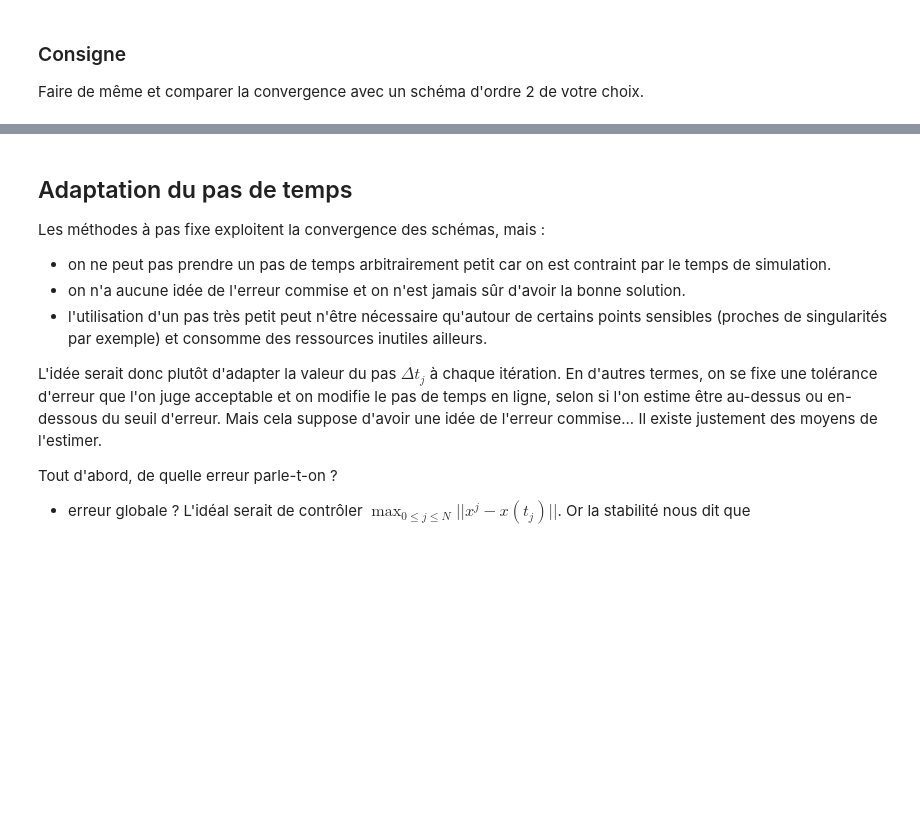
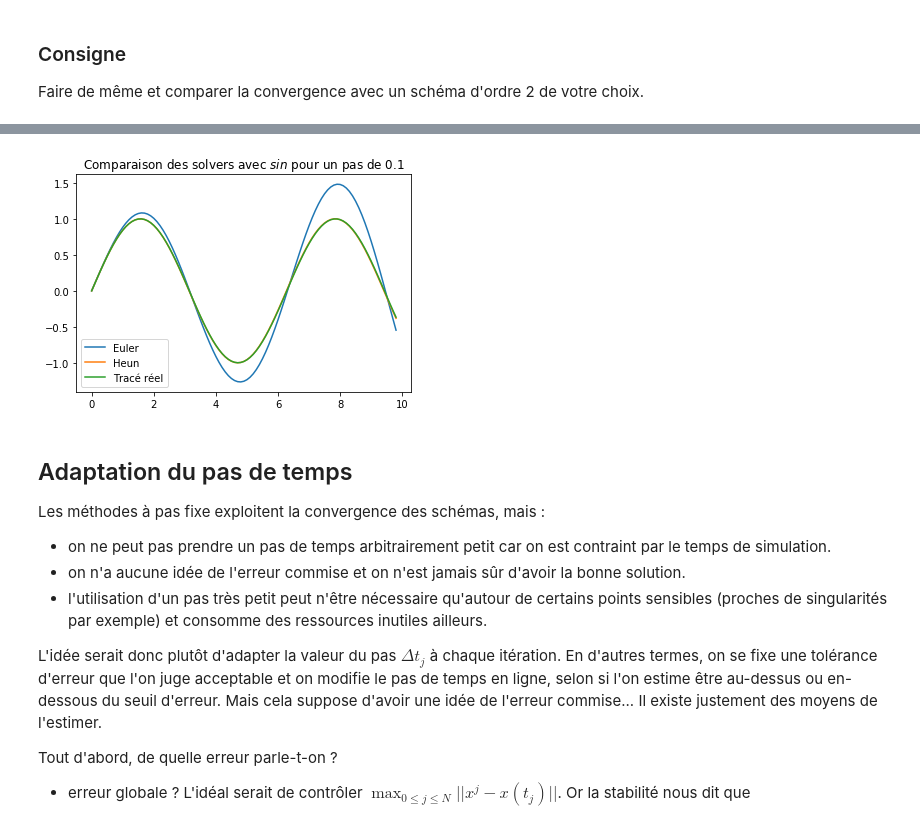
Before and after one commit to LauraGarda/Projet_ED2, a Jupyter notebook: Projet_ED2.ipynb, the cells around one changed output, grey strips where cells are left out. Cells and saved outputs as stored; diff of their text form; code cells hidden in the pictures; blank space fills up the shorter version.

```diff
--- a/Projet_ED2.ipynb
+++ b/Projet_ED2.ipynb
@@ -109,3 +125,18 @@ De la même façon que précédemment, on test notre nouveau solver avec des exe
+# %%
+#Sinus
+T, Y1 = solve_euler_explicit(lambda X: np.array((X[1],-X[0])), np.array([0,1]), 10**-1, 10)
+X1 = Y1[:,0] #On ne récupère que la position
+T, Y2 = solve_heun(lambda X: np.array((X[1],-X[0])), np.array([0,1]), 10**-1, 10)
+X2 = Y2[:,0] #On ne récupère que la position
+X_Theo = np.sin(T)
+plt.plot(T,X1, label="Euler")
+plt.plot(T,X2, label="Heun")
+plt.plot(T,X_Theo, label="Tracé réel")
+plt.title("Comparaison des solvers avec $sin$ pour un pas de 0.1")
+plt.legend()
+plt.show()
+# %% [output]
+[figure, added]
 # %% [markdown]
 ## Adaptation du pas de temps
 
```
Also changed, not shown: parts of 3 cells of this notebook.
